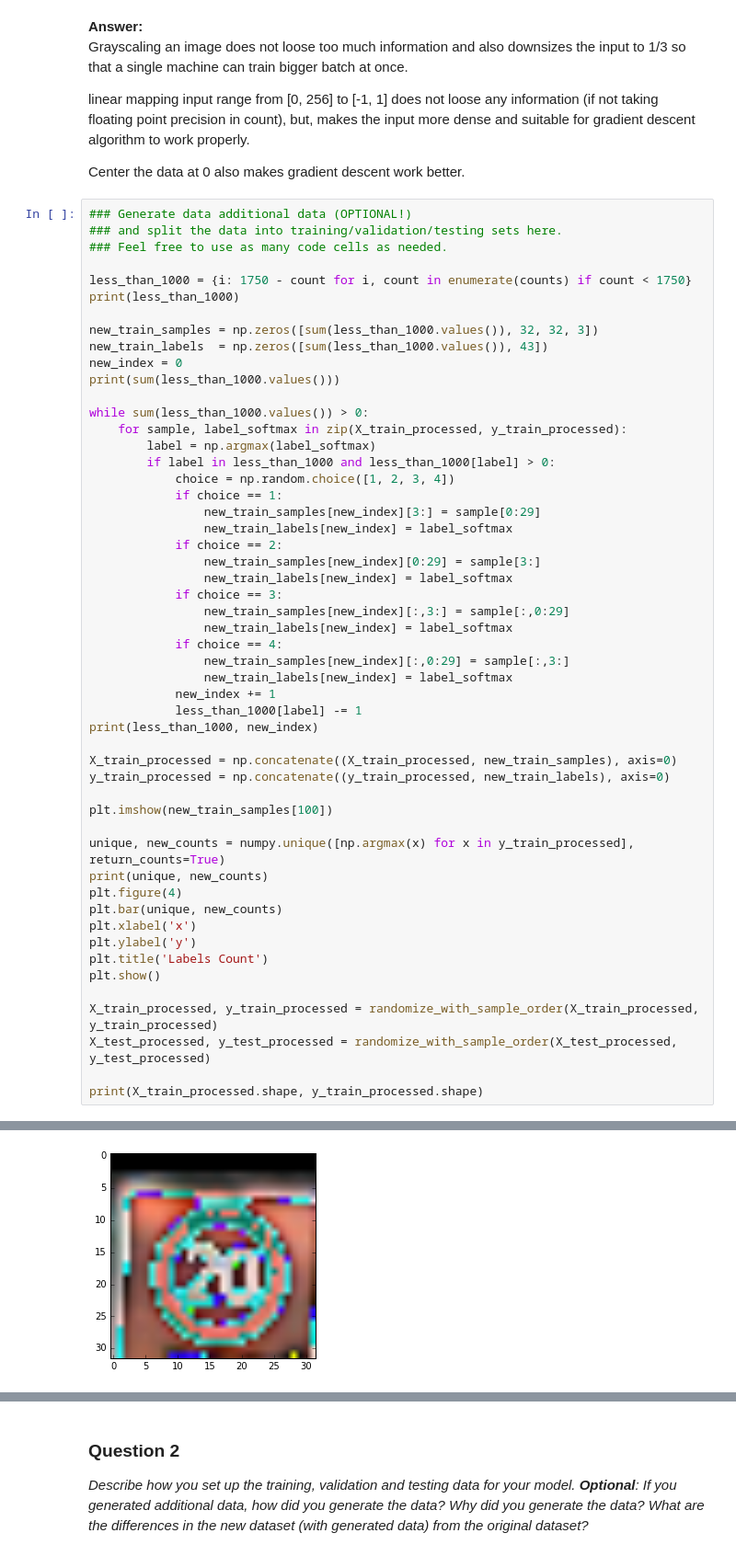
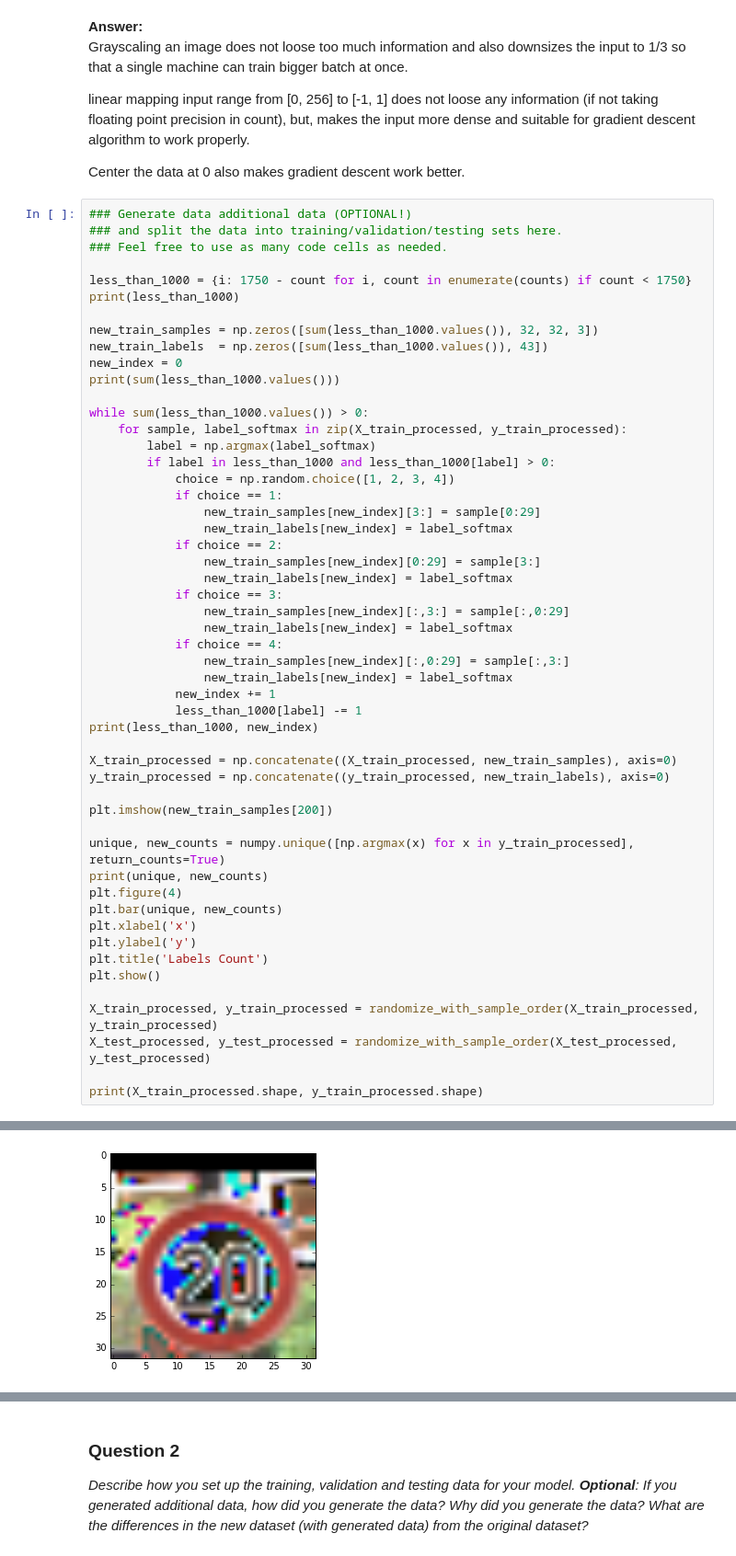
Before and after one commit to CreatCodeBuild/CarND-Traffic-Sign-Classifier-Project, a Jupyter notebook: Traffic_Sign_Classifier.ipynb, the cells around one changed output, grey strips where cells are left out. Shown: that part at 92% size. Drawn from its saved outputs; the diff is of its cells as text.

```diff
--- a/Traffic_Sign_Classifier.ipynb
+++ b/Traffic_Sign_Classifier.ipynb
@@ -211,35 +211,35 @@ while sum(less_than_1000.values()) > 0:
                 new_train_labels[new_index] = label_softmax
             new_index += 1
             less_than_1000[label] -= 1
 print(less_than_1000, new_index)
 
 X_train_processed = np.concatenate((X_train_processed, new_train_samples), axis=0)
 y_train_processed = np.concatenate((y_train_processed, new_train_labels), axis=0)
 
-plt.imshow(new_train_samples[100])
+plt.imshow(new_train_samples[200])
 
 unique, new_counts = numpy.unique([np.argmax(x) for x in y_train_processed], return_counts=True)
 print(unique, new_counts)
 plt.figure(4)
 plt.bar(unique, new_counts)
 plt.xlabel('x')
 plt.ylabel('y')
 plt.title('Labels Count')
 plt.show()
 
 X_train_processed, y_train_processed = randomize_with_sample_order(X_train_processed, y_train_processed)
 X_test_processed, y_test_processed = randomize_with_sample_order(X_test_processed, y_test_processed)
 
 print(X_train_processed.shape, y_train_processed.shape)
 # %% [output]
 {0: 1540, 3: 340, 6: 1330, 7: 310, 8: 340, 9: 280, 11: 430, 14: 970, 15: 1120, 16: 1330, 17: 640, 18: 550, 19: 1540, 20: 1390, 21: 1420, 22: 1360, 23: 1240, 24: 1480, 25: 250, 26: 1150, 27: 1510, 28:  ...
 38691
 {0: 0, 3: 0, 6: 0, 7: 0, 8: 0, 9: 0, 11: 0, 14: 0, 15: 0, 16: 0, 17: 0, 18: 0, 19: 0, 20: 0, 21: 0, 22: 0, 23: 0, 24: 0, 25: 0, 26: 0, 27: 0, 28: 0, 29: 0, 30: 0, 31: 0, 32: 0, 33: 0, 34: 0, 35: 0, 36 ...
 [ 0  1  2  3  4  5  6  7  8  9 10 11 12 13 14 15 16 17 18 19 20 21 22 23 24
  25 26 27 28 29 30 31 32 33 34 35 36 37 38 39 40 41 42] [1750 2220 2250 1750 1980 1860 1750 1750 1750 1750 2010 1750 2100 2160 1750
  1750 1750 1750 1750 1750 1750 1750 1750 1750 1750 1750 1750 1750 1750 1750
  1750 1750 1750 1750 1750 1750 1750 1750 2070 1750 1750 1750 1750]
-[figure, old version]
+[figure, new version]
 [figure]
 (77900, 32, 32, 3) (77900, 43)
 # %% [markdown]
```
Also changed, not shown: parts of 1 cell of this notebook.
